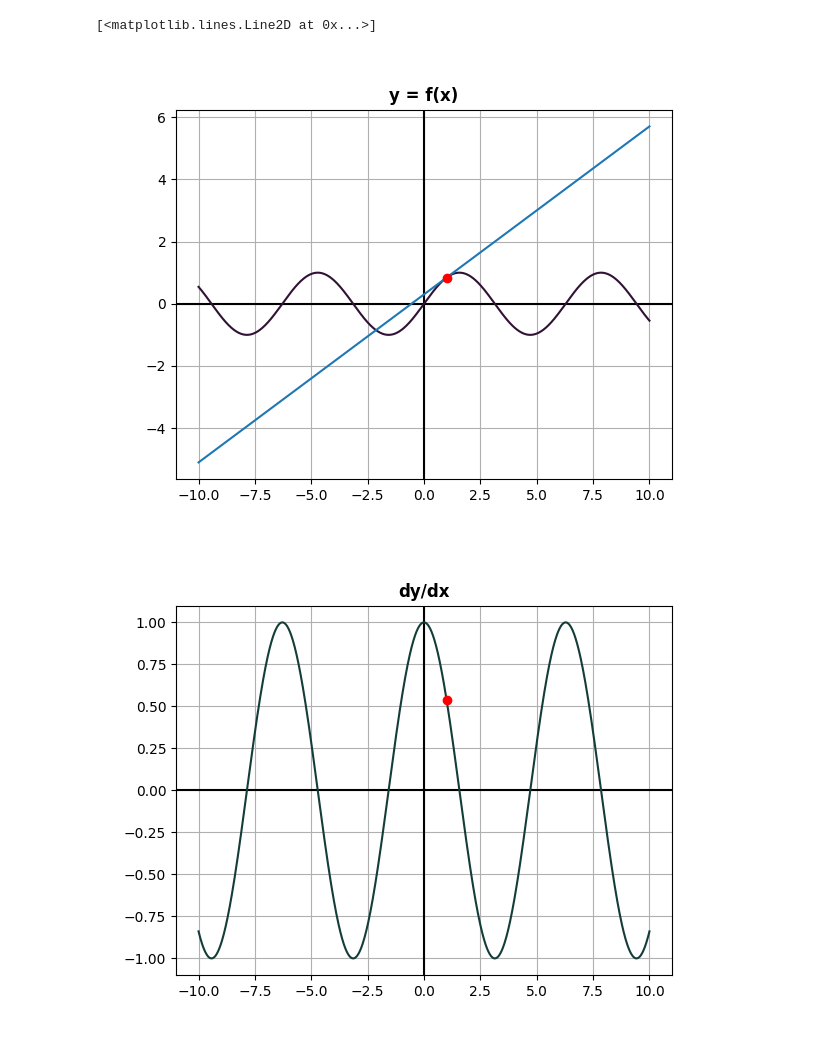
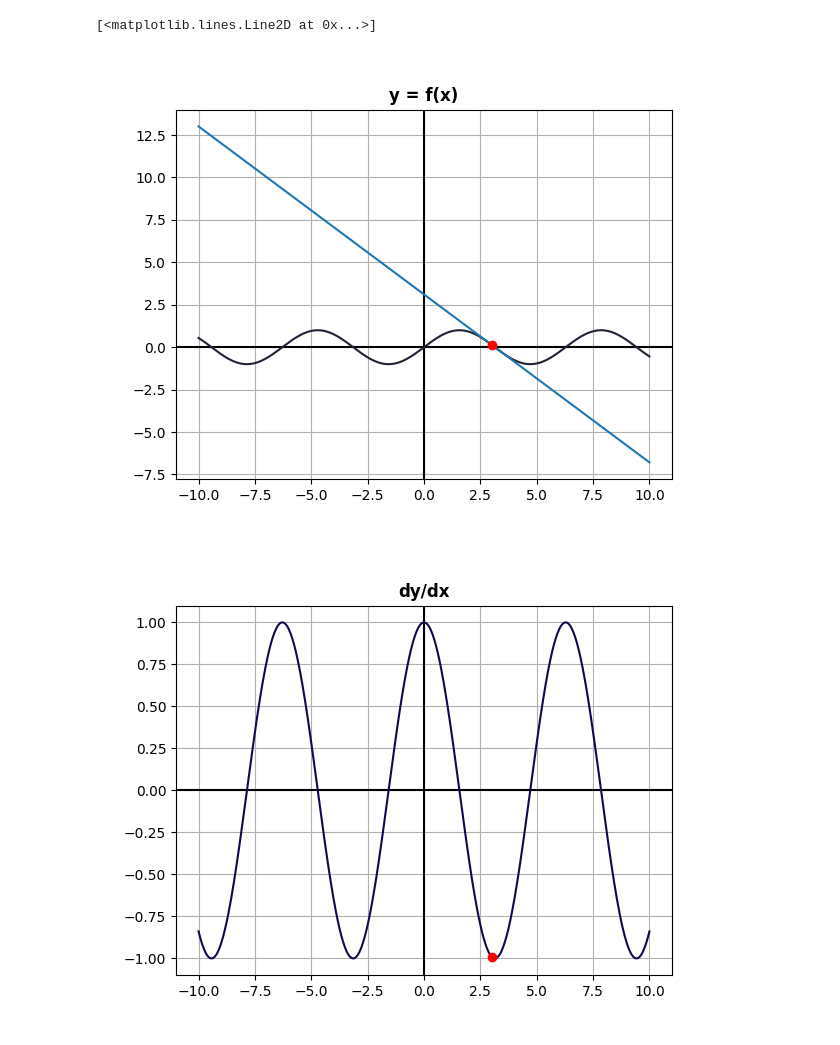
Before and after one commit to sriram-srirangam/style_transfer_talk, a Jupyter notebook: Derivatives.ipynb, the cells around one changed output. Drawn from its saved outputs; the diff is of its cells as text; code cells hidden in the pictures.

```diff
--- a/Derivatives.ipynb
+++ b/Derivatives.ipynb
@@ -22,19 +21,20 @@ for point in x:
 # %%
 # f(x)
 plot_points(x, y, "y = f(x)")
 
 # Tangent line
-p = 1.0
+p = 3.0
 p = torch.tensor(p).requires_grad_(True)
 f_p = f(p)
 tan_line = [p.grad * point - p.grad * p + f_p for point in x]
 plt.plot(x, tan_line)
 plt.plot([p], [f_p], "ro")
 
 # dy/dx
 plot_points(x, dy_dx, "dy/dx")
 plt.plot([p], [p.grad], "ro")
+plt.plot([], [])
 # %% [output]
 [<matplotlib.lines.Line2D at 0x...>]
-[figure, old version]
+[figure, new version]
-[figure, old version]
+[figure, new version]
```
Also changed, not shown: parts of 11 cells of this notebook, 42 other files.
